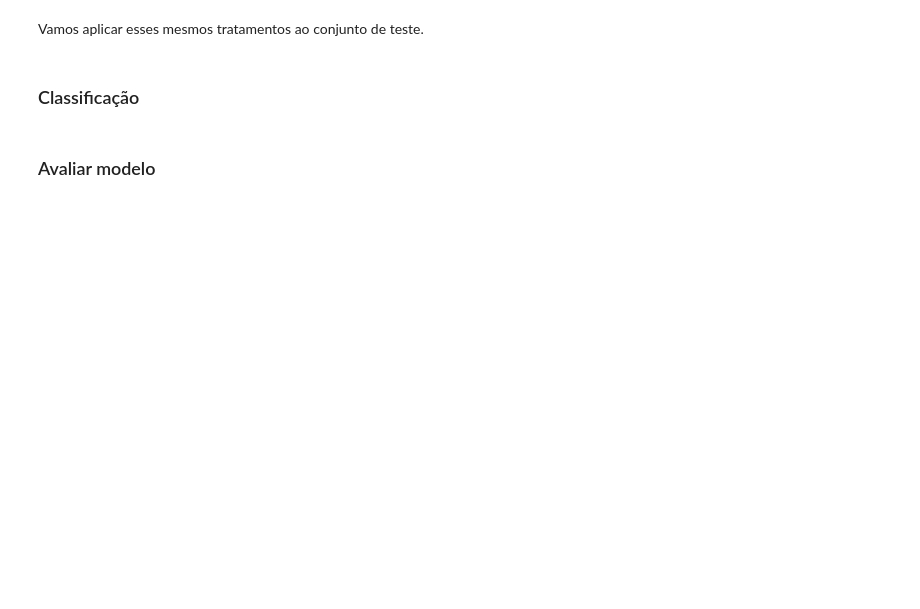
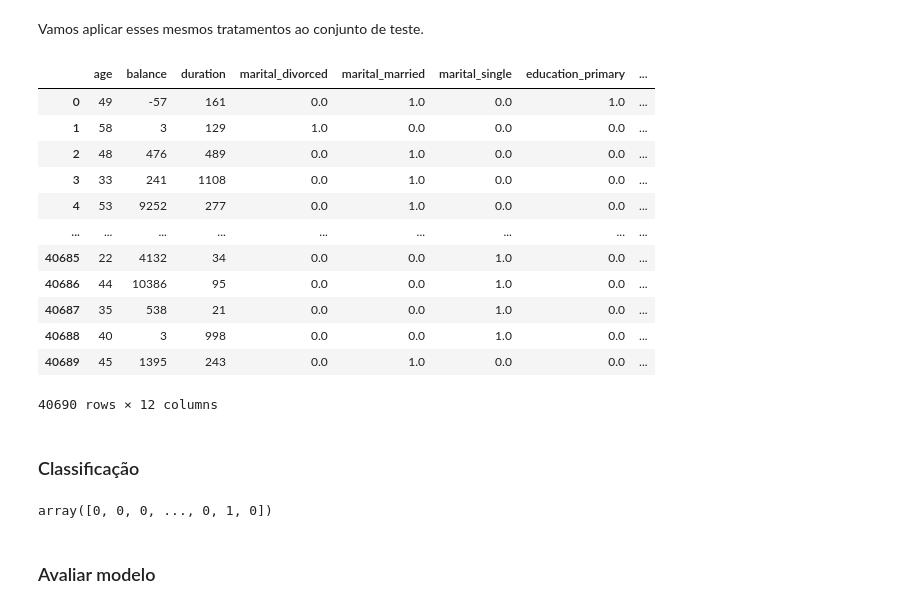
Before and after one commit to patriciacatandi/Lets_Code_DS_Degree_Alunos_ML, a Jupyter notebook: Módulo 9 - Machine Learning I/4_Decision Tree/Classificação - Árvore de decisão.ipynb, the cells around one changed output. Drawn from its saved outputs; the diff is of its cells as text; code cells hidden in the pictures; blank space fills up the shorter version.

```diff
--- a/Módulo 9 - Machine Learning I/4_Decision Tree/Classificação - Árvore de decisão.ipynb
+++ b/Módulo 9 - Machine Learning I/4_Decision Tree/Classificação - Árvore de decisão.ipynb
@@ -279,3 +362,6 @@ Vamos ver o pairplot com as cores dadas pelo "Target"
 # %% [markdown]
 Vamos manter apenas as colunas 'marital', 'age', 'balance', 'duration', 'education', 'housing'
 e resetar o index do X_train e X_test
+# %%
+keep_columns = ['marital', 'age', 'balance', 'duration', 'education', 'housing']
+X_train = X_train[keep_columns].copy()
@@ -283,0 +383,3 @@ Vamos criar uma lista com as variáveis numéricas e outra com as categóricas:
+# %%
+colunas_numericas = list(X_train.select_dtypes(include='number').columns)
+colunas_categoricas =  list(X_train.select_dtypes(exclude='number').columns)
@@ -284,3 +390,2 @@ Vamos criar uma lista com as variáveis numéricas e outra com as categóricas:
 # %%
-colunas_numericas =
-colunas_categoricas =
+colunas_numericas
@@ -287,5 +409,16 @@ colunas_categoricas =
 # %% [markdown]
 Com o OneHotEncoder e LabelEncoder do sklearn.preprocessing, vamos converter as colunas categóricas do treino em dummy:
+# %%
+from sklearn.preprocessing import OneHotEncoder, LabelEncoder
+
+ohe = OneHotEncoder(sparse=False)
+le = LabelEncoder()
+
+
+X_train_enc = ohe.fit_transform(X_train[colunas_categoricas])
+X_train_enc
+
+y_train = le.fit_transform(y_train)
 # %% [markdown]
 Como podemos obter o nome das colunas após o OneHotEncoder? Método get_feature_names_out!
 # %%
@@ -299,20 +487,48 @@ X_train
 # %% [markdown]
 Vamos aplicar esses mesmos tratamentos ao conjunto de teste.
+# %%
+X_test = X_test[keep_columns].copy()
+X_test = X_test.reset_index(drop=True)
+
+X_test_enc = ohe.transform(X_test[colunas_categoricas])
+
+y_test = le.transform(y_test)
+
+X_test_enc = pd.DataFrame(X_test_enc, columns=ohe.get_feature_names_out(colunas_categoricas))
+
+X_test = pd.concat([X_test[colunas_numericas], X_test_enc], axis=1)
+X_test
+# %% [output]
+|  | age | balance | duration | marital_divorced | marital_married | marital_single | education_primary | ... |
+| 0 | 49 | -57 | 161 | 0.0 | 1.0 | 0.0 | 1.0 | ... |
+| 1 | 58 | 3 | 129 | 1.0 | 0.0 | 0.0 | 0.0 | ... |
+| 2 | 48 | 476 | 489 | 0.0 | 1.0 | 0.0 | 0.0 | ... |
+| 3 | 33 | 241 | 1108 | 0.0 | 1.0 | 0.0 | 0.0 | ... |
+| 4 | 53 | 9252 | 277 | 0.0 | 1.0 | 0.0 | 0.0 | ... |
+| ... | ... | ... | ... | ... | ... | ... | ... | ... |
+| 40685 | 22 | 4132 | 34 | 0.0 | 0.0 | 1.0 | 0.0 | ... |
+| 40686 | 44 | 10386 | 95 | 0.0 | 0.0 | 1.0 | 0.0 | ... |
+| 40687 | 35 | 538 | 21 | 0.0 | 0.0 | 1.0 | 0.0 | ... |
+| 40688 | 40 | 3 | 998 | 0.0 | 0.0 | 1.0 | 0.0 | ... |
+| 40689 | 45 | 1395 | 243 | 0.0 | 1.0 | 0.0 | 0.0 | ... |
+40690 rows × 12 columns
 # %% [markdown]
 ### Classificação
 # %%
 from sklearn.tree import DecisionTreeClassifier, plot_tree
 
 # Instância modelo de classificação
-model =
+model = DecisionTreeClassifier()
 
 # Treina o modelo
+model.fit(X_train, y_train)
 
-
-# Prediz nos dados
-y_pred =
+# Prediz nos dados de teste
+y_pred = model.predict(X_test)
 
 y_pred
+# %% [output]
+array([0, 0, 0, ..., 0, 1, 0])
 # %% [markdown]
 ### Avaliar modelo
 # %%
```
Also changed, not shown: parts of 24 cells of this notebook.
